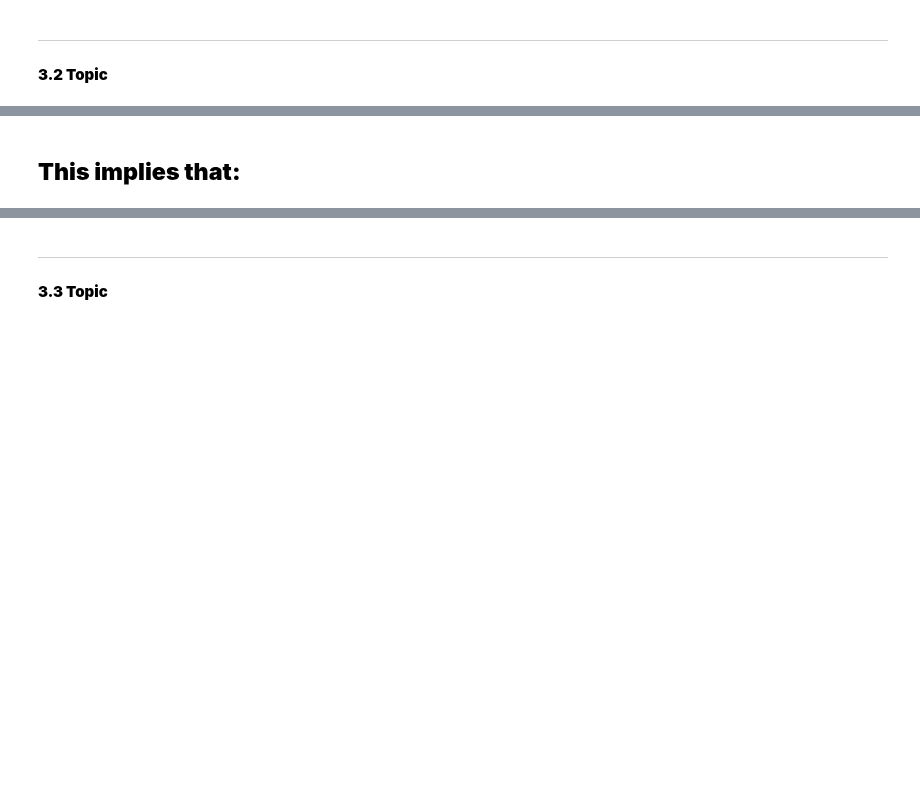
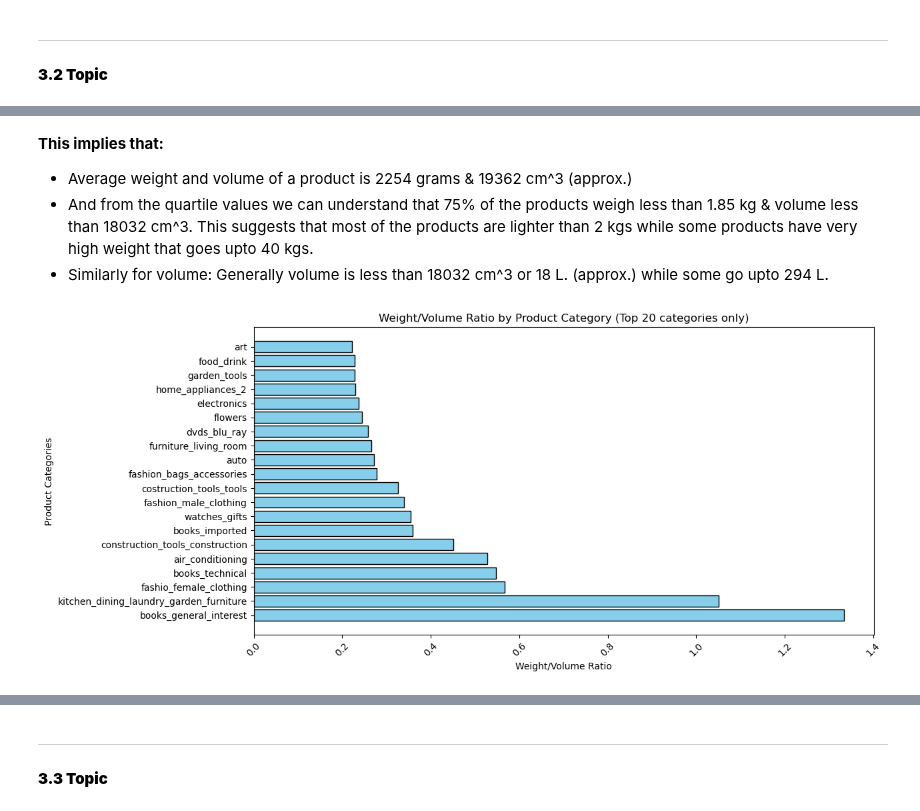
Before and after one commit to JatinY459/ecommerce-data-analysis, a Jupyter notebook: notebooks/04_EDA_products_sellers.ipynb, the cells around one changed output, grey strips where cells are left out. Drawn from its saved outputs; the diff is of its cells as text; code cells hidden in the pictures; blank space fills up the shorter version.

Commit message:
updated 04_eda notebook, + w/v ratio analysis by category

```diff
--- a/notebooks/04_EDA_products_sellers.ipynb
+++ b/notebooks/04_EDA_products_sellers.ipynb
@@ -167,3 +167,16 @@ products.describe()
 # %% [markdown]
 **This implies that:**
--
+- Average weight and volume of a product is 2254 grams & 19362 cm^3 (approx.)
+- And from the quartile values we can understand that 75% of the products weigh less than 1.85 kg & volume less than 18032 cm^3. This suggests that most of the products are lighter than 2 kgs while some products have very high weight that goes upto 40 kgs.
+- Similarly for volume: Generally volume is less than 18032 cm^3 or 18 L. (approx.) while some go upto 294 L.
+# %%
+weight_volume_by_category = products.groupby('product_category_name')[['product_weight_g', 'product_volume_cm3', 'weight_volume_ratio']].mean().sort_values(by='weight_volume_ratio', ascending=False)
+plt.figure(figsize=(12,6))
+plt.barh(weight_volume_by_category.head(20).index, weight_volume_by_category['weight_volume_ratio'].head(20), color='skyblue', edgecolor='black')
+plt.xticks(rotation=45)
+plt.xlabel('Weight/Volume Ratio')
+plt.ylabel('Product Categories')
+plt.title('Weight/Volume Ratio by Product Category (Top 20 categories only)')
+plt.show()
+# %% [output]
+[figure, added]
```
Also changed, not shown: parts of 4 cells of this notebook.
